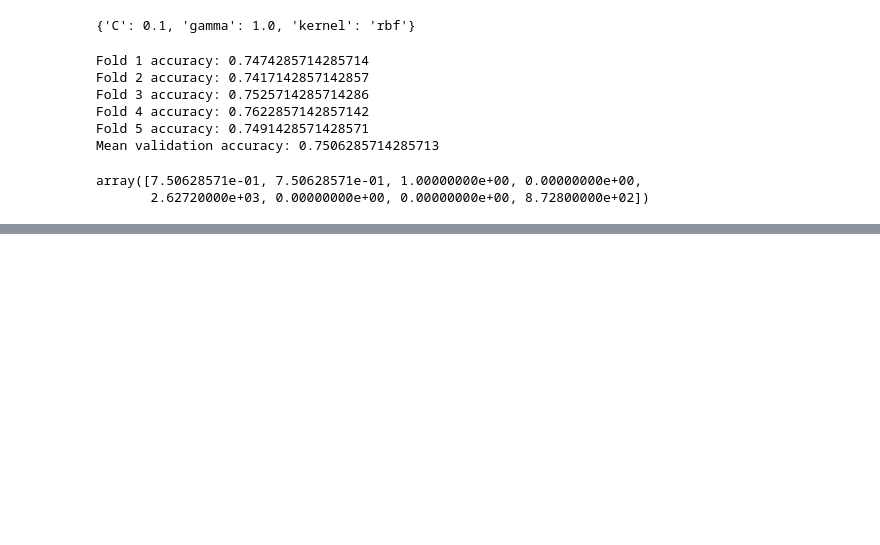
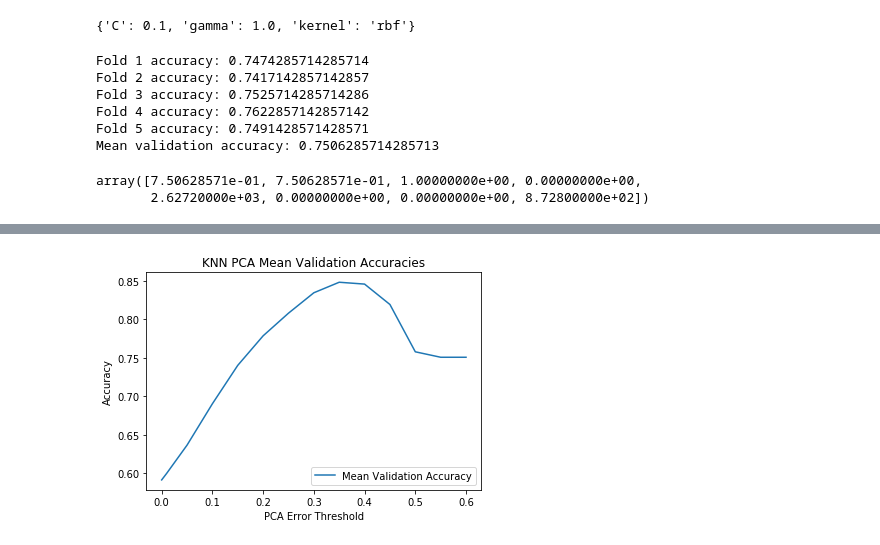
Before and after one commit to herronej/Aerial-Cactus-Identification, a Jupyter notebook: ECE_571_Group.ipynb, the cells around one changed output, grey strips where cells are left out. Drawn from its saved outputs; the diff is of its cells as text; code cells hidden in the pictures; blank space fills up the shorter version.

```diff
--- a/ECE_571_Group.ipynb
+++ b/ECE_571_Group.ipynb
@@ -1274,0 +1374,18 @@ Elapsed Time: 3.929708957672119
+# %%
+# plot KNN accuracies
+
+def plot_accuracies(k, accuracies, methods, title, xlabel, ylabel):
+
+    for i in range(len(accuracies)):
+        plt.plot(k, accuracies[i], label=methods[i])
+    plt.xlabel(xlabel)
+    plt.ylabel(ylabel)
+    plt.title(title)
+    plt.legend()
+    plt.show()
+
+k = [0, 0.01, 0.05, 0.1, 0.15, 0.2, 0.25, 0.3, 0.35, 0.4, 0.45, 0.5, 0.55, 0.6]
+accuracies = [[0.5913142857142858, 0.5999428571428571, 0.6364571428571428, 0.6902285714285714, 0.7401142857142857, 0.7784571428571428, 0.8078857142857144, 0.8343999999999999, 0.8480571428571428, 0.8456571428571429, 0.8191428571428572, 0.7577142857142857, 0.7506285714285713, 0.7506285714285713]]
+plot_accuracies(k, accuracies, ["Mean Validation Accuracy"], "KNN PCA Mean Validation Accuracies", "PCA Error Threshold", "Accuracy")
+# %% [output]
+[figure, added]
```
Also changed, not shown: parts of 14 cells of this notebook, 4 other files.
